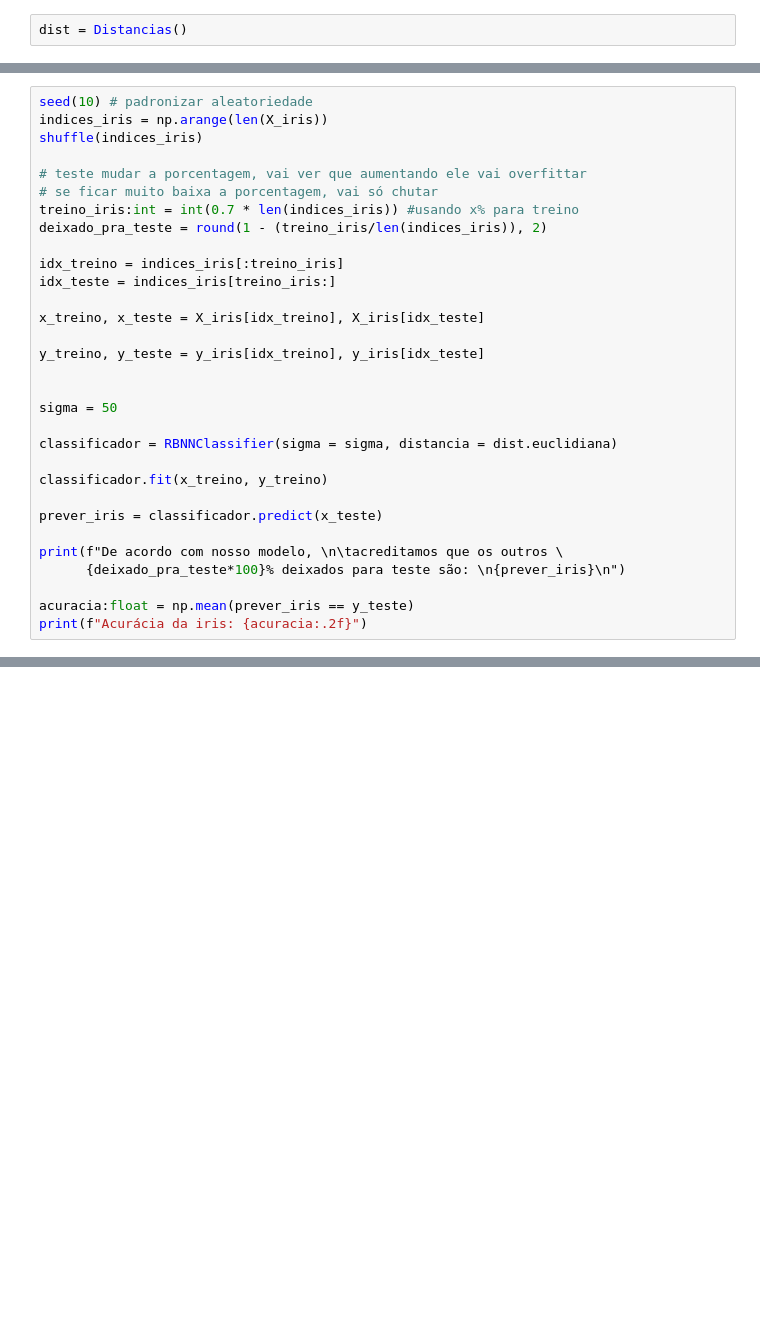
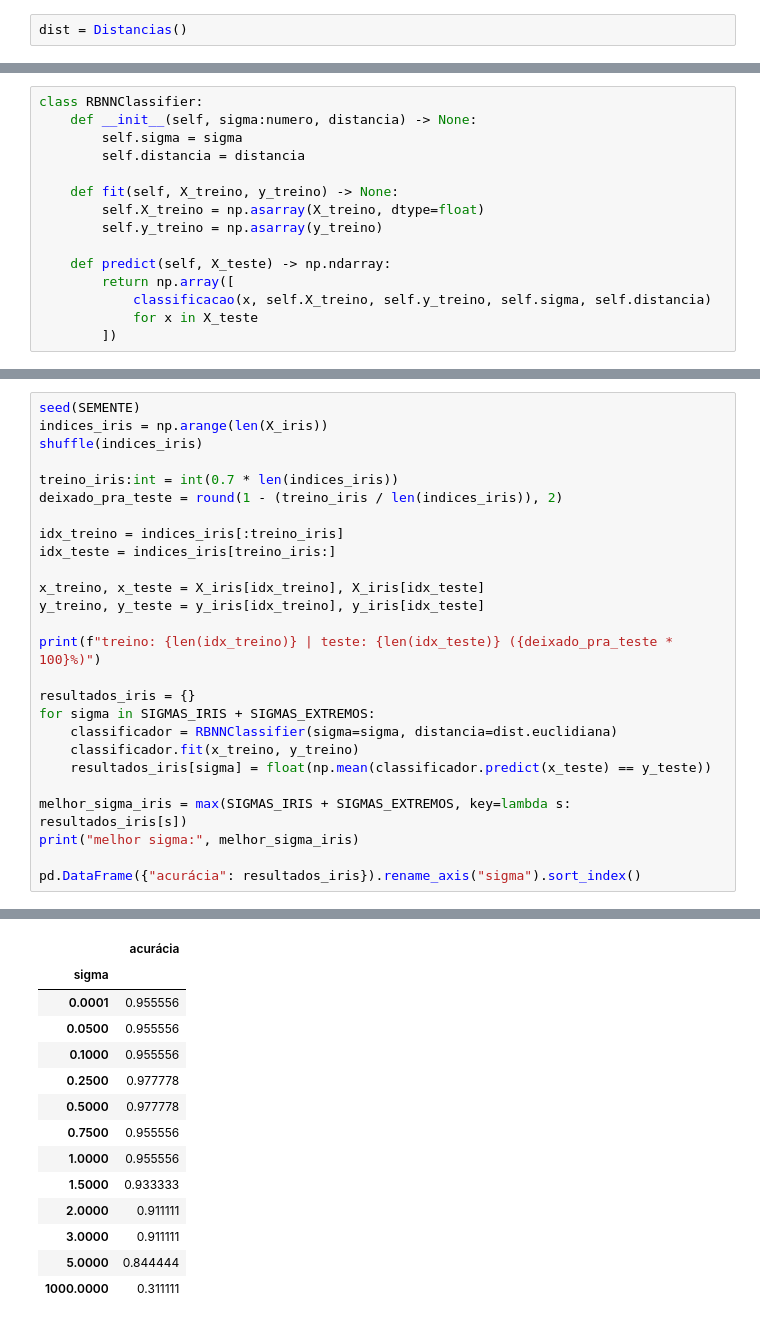
Before and after one commit to Teus-Andrezana/Trabalho-RBNN, a Jupyter notebook: main.ipynb, the cells around one changed output, grey strips where cells are left out. Saved outputs shown, nothing was run; the diff lists cells and outputs as text; blank space fills up the shorter version.

```diff
--- a/main.ipynb
+++ b/main.ipynb
@@ -160,3 +116,18 @@ dist = Distancias()
+# %%
+class RBNNClassifier:
+    def __init__(self, sigma:numero, distancia) -> None:
+        self.sigma = sigma
+        self.distancia = distancia
+
+    def fit(self, X_treino, y_treino) -> None:
+        self.X_treino = np.asarray(X_treino, dtype=float)
+        self.y_treino = np.asarray(y_treino)
+
+    def predict(self, X_teste) -> np.ndarray:
+        return np.array([
+            classificacao(x, self.X_treino, self.y_treino, self.sigma, self.distancia)
+            for x in X_teste
+        ])
 # %%
 iris = sns.load_dataset("iris")
 
@@ -180,32 +149,27 @@ iris.head()
 # %%
-seed(10) # padronizar aleatoriedade
+seed(SEMENTE)
 indices_iris = np.arange(len(X_iris))
 shuffle(indices_iris)
 
-# teste mudar a porcentagem, vai ver que aumentando ele vai overfittar
-# se ficar muito baixa a porcentagem, vai só chutar
-treino_iris:int = int(0.7 * len(indices_iris)) #usando x% para treino
-deixado_pra_teste = round(1 - (treino_iris/len(indices_iris)), 2)
+treino_iris:int = int(0.7 * len(indices_iris))
+deixado_pra_teste = round(1 - (treino_iris / len(indices_iris)), 2)
 
 idx_treino = indices_iris[:treino_iris]
 idx_teste = indices_iris[treino_iris:]
 
 x_treino, x_teste = X_iris[idx_treino], X_iris[idx_teste]
-
 y_treino, y_teste = y_iris[idx_treino], y_iris[idx_teste]
 
+print(f"treino: {len(idx_treino)} | teste: {len(idx_teste)} ({deixado_pra_teste * 100}%)")
 
-sigma = 50
+resultados_iris = {}
+for sigma in SIGMAS_IRIS + SIGMAS_EXTREMOS:
+    classificador = RBNNClassifier(sigma=sigma, distancia=dist.euclidiana)
+    classificador.fit(x_treino, y_treino)
+    resultados_iris[sigma] = float(np.mean(classificador.predict(x_teste) == y_teste))
 
-classificador = RBNNClassifier(sigma = sigma, distancia = dist.euclidiana)
+melhor_sigma_iris = max(SIGMAS_IRIS + SIGMAS_EXTREMOS, key=lambda s: resultados_iris[s])
+print("melhor sigma:", melhor_sigma_iris)
 
-classificador.fit(x_treino, y_treino)
-
-prever_iris = classificador.predict(x_teste)
-
-print(f"De acordo com nosso modelo, \n\tacreditamos que os outros \
-      {deixado_pra_teste*100}% deixados para teste são: \n{prever_iris}\n")
-
-acuracia:float = np.mean(prever_iris == y_teste)
-print(f"Acurácia da iris: {acuracia:.2f}")
+pd.DataFrame({"acurácia": resultados_iris}).rename_axis("sigma").sort_index()
 # %% [output]
@@ -223,0 +178,14 @@ Acurácia da iris: 0.31
+|  | acurácia |
+| sigma |  |
+| 0.0001 | 0.955556 |
+| 0.0500 | 0.955556 |
+| 0.1000 | 0.955556 |
+| 0.2500 | 0.977778 |
+| 0.5000 | 0.977778 |
+| 0.7500 | 0.955556 |
+| 1.0000 | 0.955556 |
+| 1.5000 | 0.933333 |
+| 2.0000 | 0.911111 |
+| 3.0000 | 0.911111 |
+| 5.0000 | 0.844444 |
+| 1000.0000 | 0.311111 |
```
Also changed, not shown: parts of 36 cells of this notebook.
